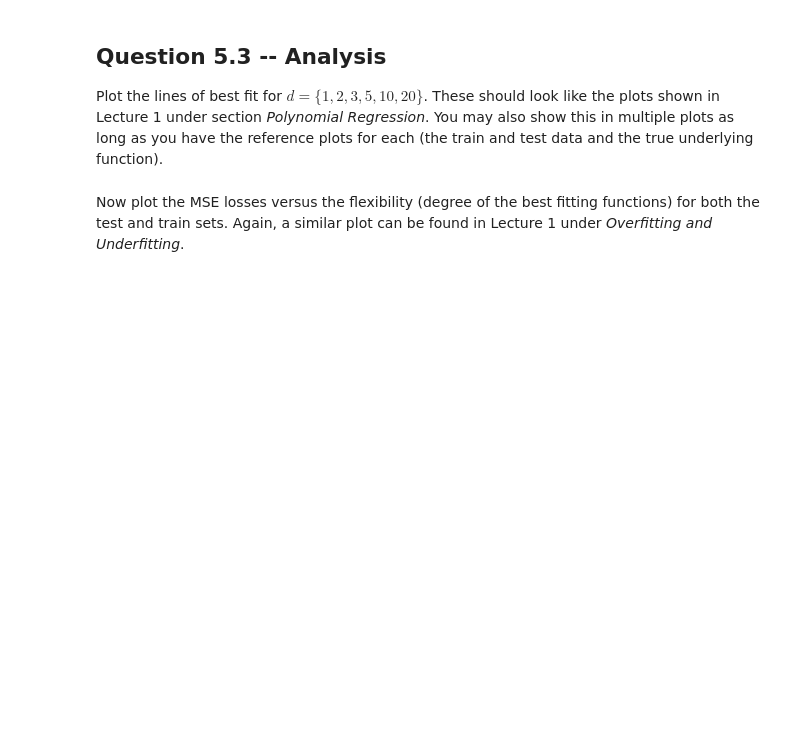
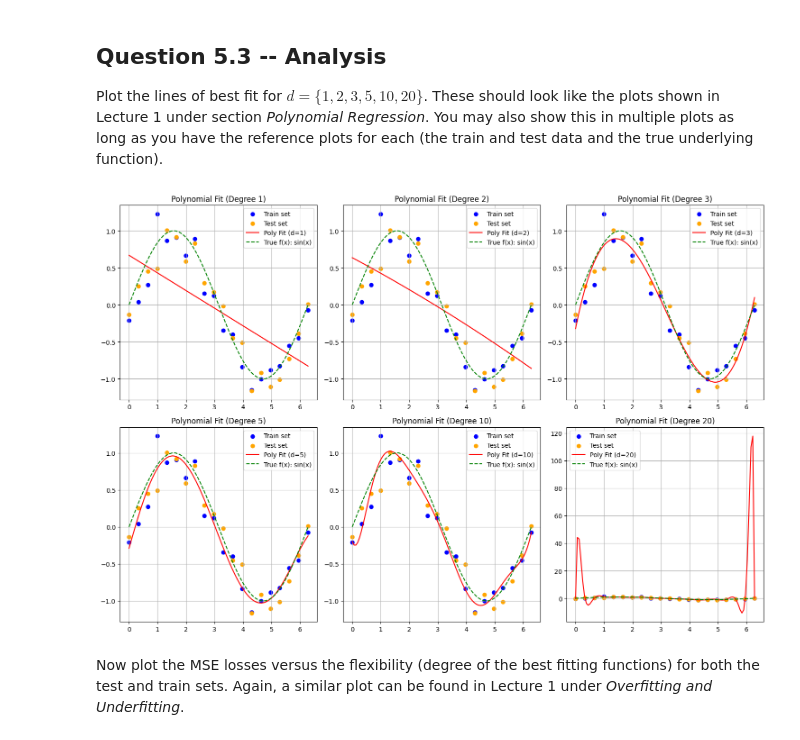
Before and after one commit to Nash-Foggitt/TMDL-NASH-FOGGITT, a Jupyter notebook: TMDL_2024_25_Assignment1_NashFoggitt.ipynb, the cells around one changed output. Saved outputs shown, nothing was run; the diff lists cells and outputs as text; code cells hidden in the pictures; blank space fills up the shorter version.

```diff
--- a/TMDL_2024_25_Assignment1_NashFoggitt.ipynb
+++ b/TMDL_2024_25_Assignment1_NashFoggitt.ipynb
@@ -394,2 +472,39 @@ Plot the lines of best fit for $d=\{1,2,3,5,10,20\}$. These should look like the
+# %%
+#list different degrees of interest
+plot_degrees = [1, 2, 3, 5, 10, 20]
+
+#allow for 2x3 figures for six graphs
+fig, axes = plt.subplots(2, 3, figsize=(15, 10))
+axes = axes.ravel()
+
+#get true function
+x_pure = np.linspace(0, 2 * np.pi, 100)
+y_pure = np.sin(x_pure)
+
+#loop for each degree with index i
+for i, d in enumerate(plot_degrees):
+
+    #get values and coeff
+    coeffs = np.polyfit(x, y_train, d)
+    y_train_pred = np.polyval(coeffs, x)
+    y_test_pred = np.polyval(coeffs, x)
+    y_pure_pred = np.polyval(coeffs, x_pure)
+
+    #make graph for specific degree
+    axes[i].scatter(x, y_train, label="Train set", color="blue")
+    axes[i].scatter(x, y_test, label="Test set", color="orange")
+
+    axes[i].plot(x_pure, y_pure_pred, label=f"Poly Fit (d={d})", color="red")
+    axes[i].plot(x_pure, y_pure, label="True f(x): sin(x)", linestyle="dashed", color="green")
+
+    axes[i].set_title(f"Polynomial Fit (Degree {d})")
+    axes[i].grid()
+    axes[i].legend()
+
+#plot all graphs
+plt.tight_layout()
+plt.show()
+# %% [output]
+[figure, added]
 # %% [markdown]
 Now plot the MSE losses versus the flexibility (degree of the best fitting functions) for both the test and train sets. Again, a similar plot can be found in Lecture 1 under *Overfitting and Underfitting*.
```
Also changed, not shown: parts of 15 cells of this notebook.
